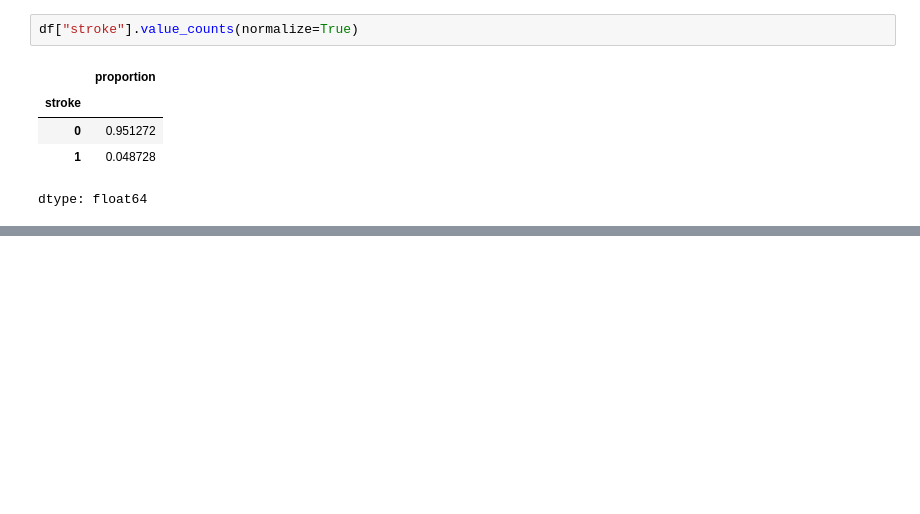
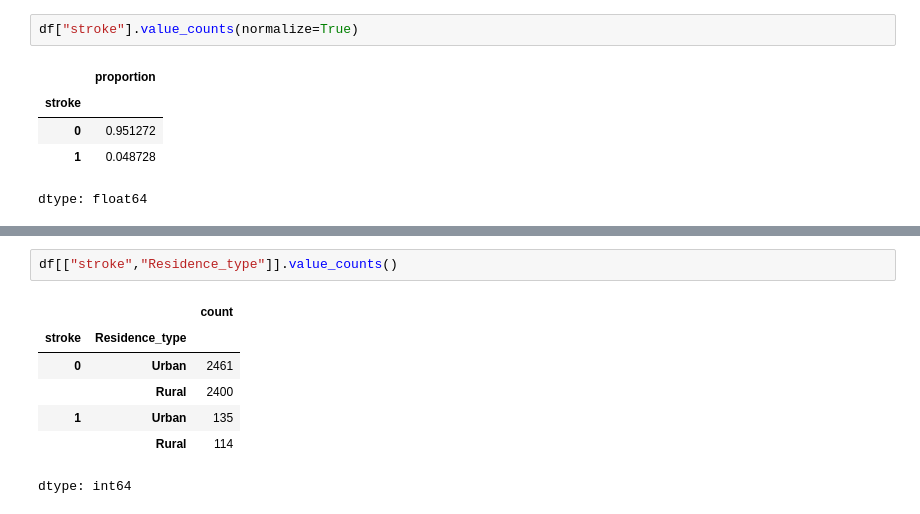
Before and after one commit to Qu1nnD/CS290, a Jupyter notebook: StrokePredictor.ipynb, the cells around one changed output, grey strips where cells are left out. Saved outputs shown, nothing was run; the diff lists cells and outputs as text; blank space fills up the shorter version.

```diff
--- a/StrokePredictor.ipynb
+++ b/StrokePredictor.ipynb
@@ -72,0 +70,10 @@ KeyError: ('stroke', 'Residence_type')
+# %%
+df[["stroke","Residence_type"]].value_counts()
+# %% [output]
+|  |  | count |
+| stroke | Residence_type |  |
+| 0 | Urban | 2461 |
+|  | Rural | 2400 |
+| 1 | Urban | 135 |
+|  | Rural | 114 |
+dtype: int64
```
Also changed, not shown: parts of 9 cells of this notebook.
